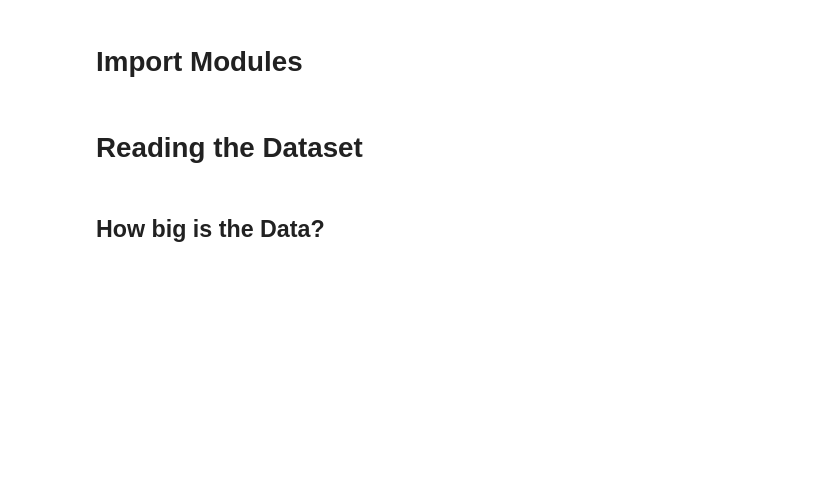
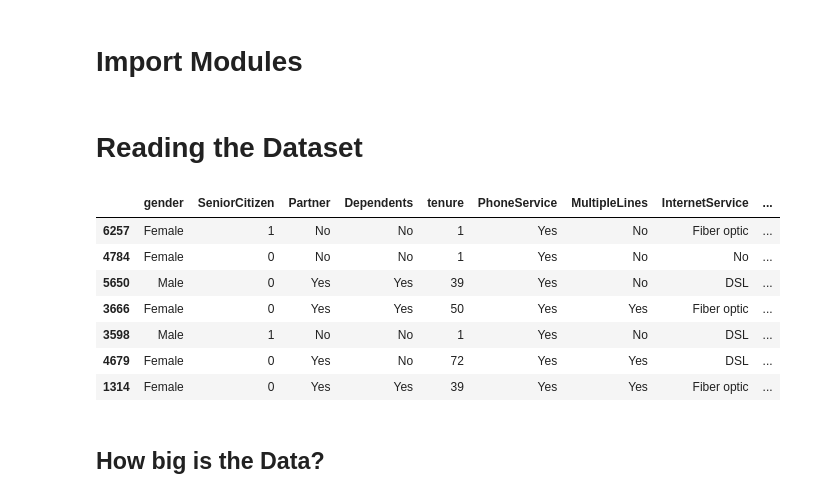
Before and after one commit to ryTCodes/Modeling-Customer-Churn-Based-on-Multiple-Predictors, a Jupyter notebook: Modeling Customer Churn.ipynb, the cells around one changed output. Cells and saved outputs as stored; diff of their text form; code cells hidden in the pictures; blank space fills up the shorter version.

```diff
--- a/Modeling Customer Churn.ipynb
+++ b/Modeling Customer Churn.ipynb
@@ -10,6 +28,17 @@ import seaborn as sns
 # %%
 df = pd.read_csv('./data/Telco-Customer-Churn.csv')
 df = df.drop(columns=['customerID'], axis=1)
+# %%
+df.sample(7)
+# %% [output]
+|  | gender | SeniorCitizen | Partner | Dependents | tenure | PhoneService | MultipleLines | InternetService | ... |
+| 6257 | Female | 1 | No | No | 1 | Yes | No | Fiber optic | ... |
+| 4784 | Female | 0 | No | No | 1 | Yes | No | No | ... |
+| 5650 | Male | 0 | Yes | Yes | 39 | Yes | No | DSL | ... |
+| 3666 | Female | 0 | Yes | Yes | 50 | Yes | Yes | Fiber optic | ... |
+| 3598 | Male | 1 | No | No | 1 | Yes | No | DSL | ... |
+| 4679 | Female | 0 | Yes | No | 72 | Yes | Yes | DSL | ... |
+| 1314 | Female | 0 | Yes | Yes | 39 | Yes | Yes | Fiber optic | ... |
 # %% [markdown]
 ## How big is the Data?
 # %%
```
Also changed, not shown: parts of 43 cells of this notebook, 3 other files.
